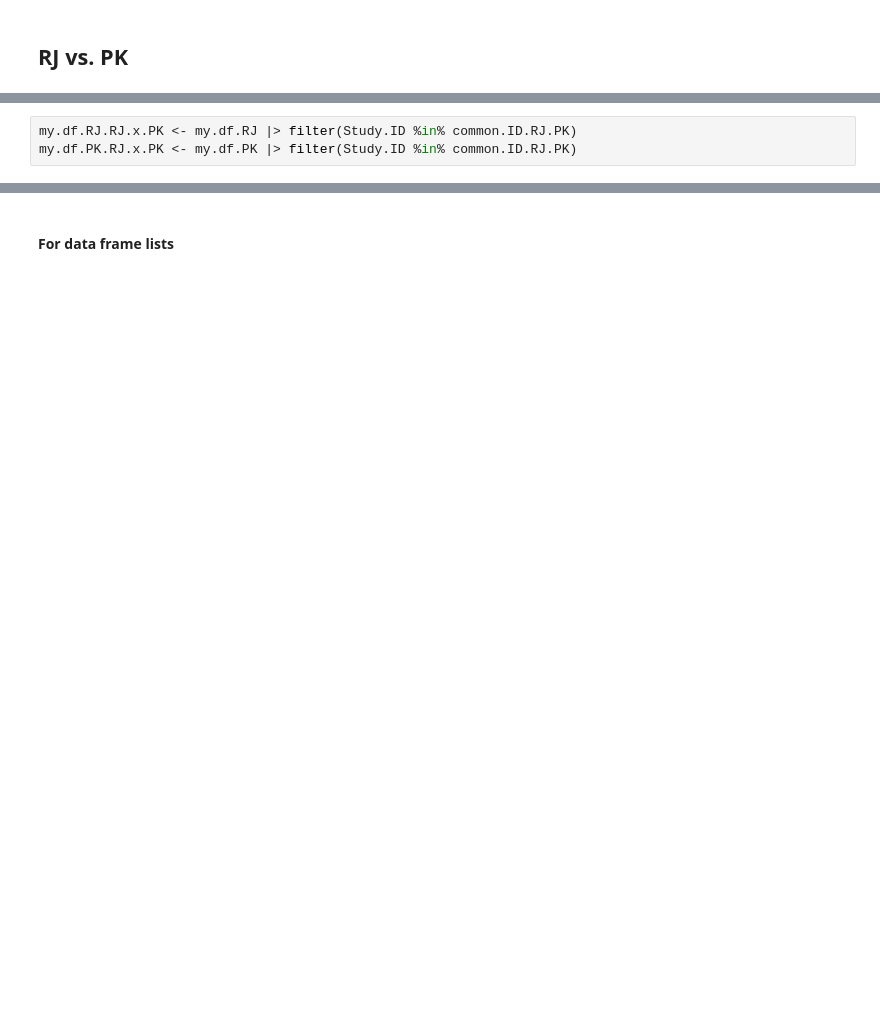
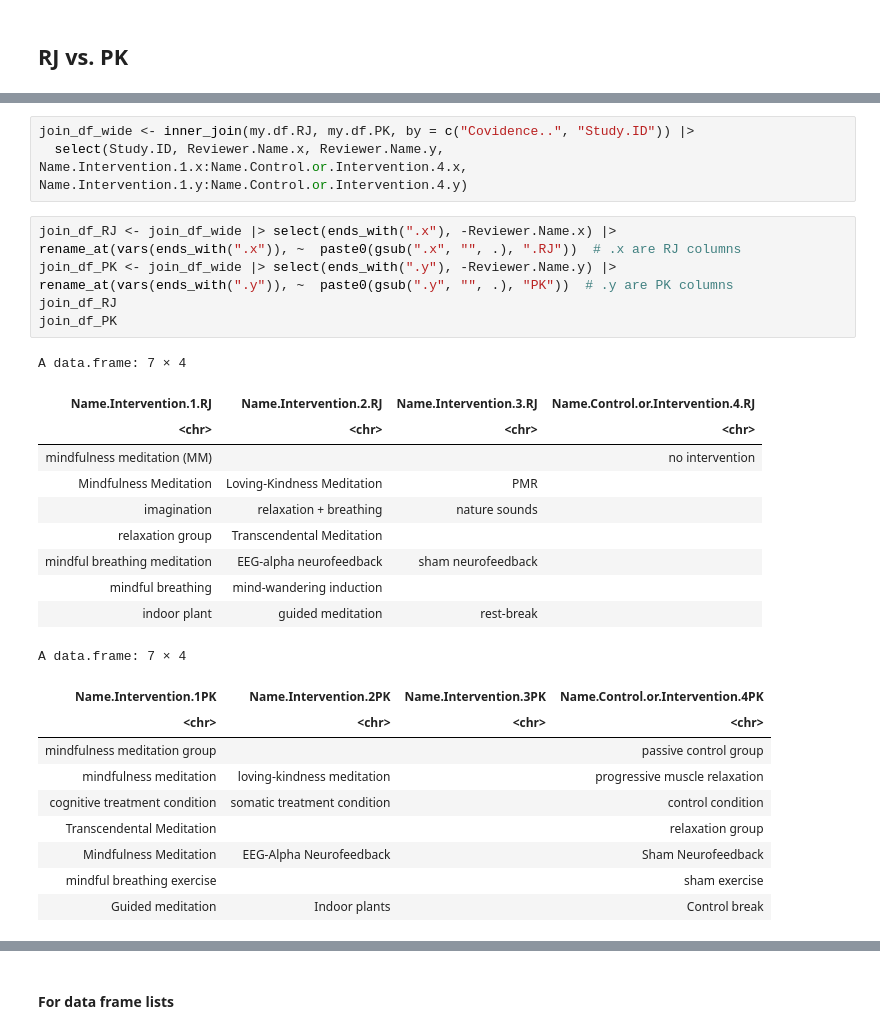
Before and after one commit to abc4322/MA_Meta_Analyses, a Jupyter notebook: Meta.Analysis-find out data extraction inter-rater reliability without pre-processing functions.ipynb, the cells around one changed output, grey strips where cells are left out. Cells and saved outputs as stored; diff of their text form; blank space fills up the shorter version.

```diff
--- a/Meta.Analysis-find out data extraction inter-rater reliability without pre-processing functions.ipynb
+++ b/Meta.Analysis-find out data extraction inter-rater reliability without pre-processing functions.ipynb
@@ -476,3 +480,0 @@ common.ID.RJ.PK <- common.ID.RJ.PK[which(!common.ID.RJ.PK %in% c("Bellosta-Batal
-# %%
-my.df.RJ.RJ.x.PK <- my.df.RJ |> filter(Study.ID %in% common.ID.RJ.PK)
-my.df.PK.RJ.x.PK <- my.df.PK |> filter(Study.ID %in% common.ID.RJ.PK)
@@ -478,0 +518,29 @@ my.df.PK.RJ.x.PK <- my.df.PK |> filter(Study.ID %in% common.ID.RJ.PK)
+# %%
+join_df_wide <- inner_join(my.df.RJ, my.df.PK, by = c("Covidence..", "Study.ID")) |>
+  select(Study.ID, Reviewer.Name.x, Reviewer.Name.y, Name.Intervention.1.x:Name.Control.or.Intervention.4.x, Name.Intervention.1.y:Name.Control.or.Intervention.4.y)
+# %%
+join_df_RJ <- join_df_wide |> select(ends_with(".x"), -Reviewer.Name.x) |> rename_at(vars(ends_with(".x")), ~  paste0(gsub(".x", "", .), ".RJ"))  # .x are RJ columns
+join_df_PK <- join_df_wide |> select(ends_with(".y"), -Reviewer.Name.y) |> rename_at(vars(ends_with(".y")), ~  paste0(gsub(".y", "", .), "PK"))  # .y are PK columns
+join_df_RJ
+join_df_PK
+# %% [output]
+A data.frame: 7 × 4
+| Name.Intervention.1.RJ | Name.Intervention.2.RJ | Name.Intervention.3.RJ | Name.Control.or.Intervention.4.RJ |
+| <chr> | <chr> | <chr> | <chr> |
+| mindfulness meditation (MM) |  |  | no intervention |
+| Mindfulness Meditation | Loving-Kindness Meditation | PMR |  |
+| imagination | relaxation + breathing | nature sounds |  |
+| relaxation group | Transcendental Meditation |  |  |
+| mindful breathing meditation | EEG-alpha neurofeedback | sham neurofeedback |  |
+| mindful breathing | mind-wandering induction |  |  |
+| indoor plant | guided meditation | rest-break |  |
+A data.frame: 7 × 4
+| Name.Intervention.1PK | Name.Intervention.2PK | Name.Intervention.3PK | Name.Control.or.Intervention.4PK |
+| <chr> | <chr> | <chr> | <chr> |
+| mindfulness meditation group |  |  | passive control group |
+| mindfulness meditation | loving-kindness meditation |  | progressive muscle relaxation |
+| cognitive treatment condition | somatic treatment condition |  | control condition |
+| Transcendental Meditation |  |  | relaxation group |
+| Mindfulness Meditation | EEG-Alpha Neurofeedback |  | Sham Neurofeedback |
+| mindful breathing exercise |  |  | sham exercise |
+| Guided meditation | Indoor plants |  | Control break |
```
Also changed, not shown: parts of 12 cells of this notebook.
